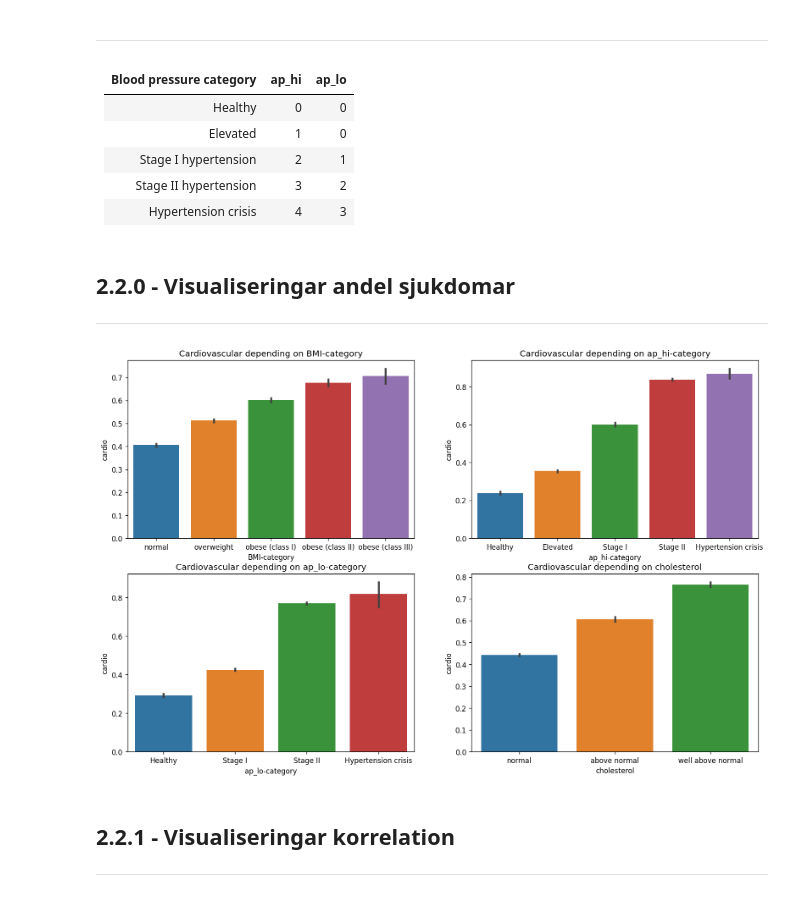
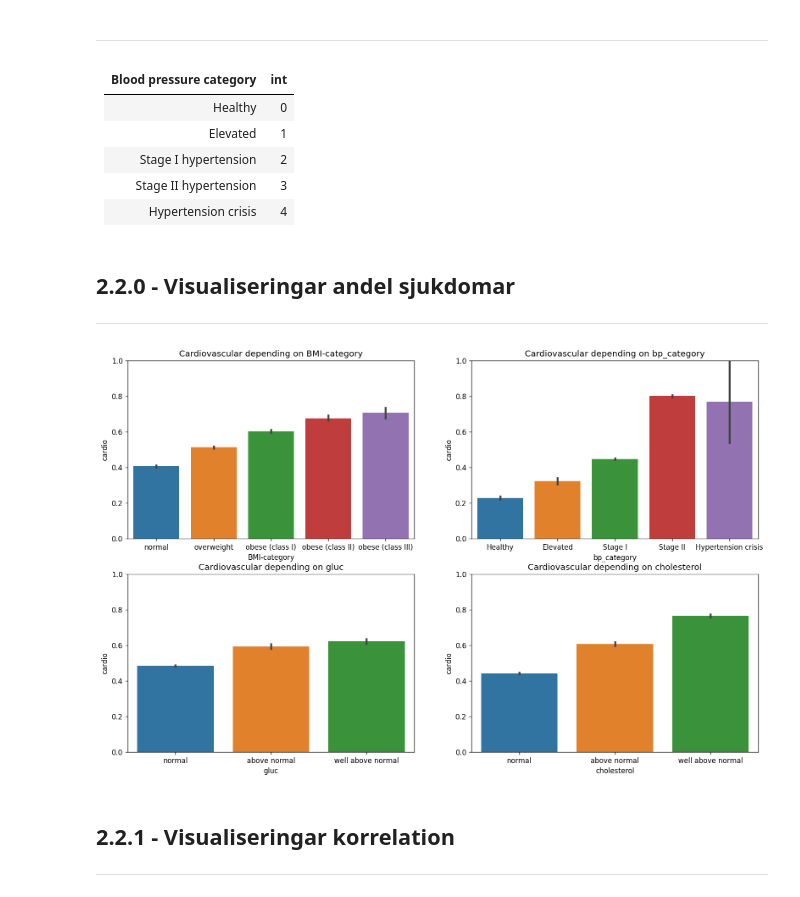
Before and after one commit to Canesp/Machine-learning-Philip-de-Canesie, a Jupyter notebook: Lab/disease_prediction.ipynb, the cells around one changed output. Drawn from its saved outputs; the diff is of its cells as text; code cells hidden in the pictures.

```diff
--- a/Lab/disease_prediction.ipynb
+++ b/Lab/disease_prediction.ipynb
@@ -273,6 +273,9 @@ for key, ax in zip(plot_info.keys(), axes.flatten()):
     ax.axhline(lower, color= "r", alpha= 0.7, linestyle= "--")
     ax.axhline(upper, color= "r", alpha= 0.7, linestyle= "--")
 
+    # sets the yscale to log.
+    ax.set(yscale="log")
+
     # prints lower and upper.
     print(f"{key} | Lower: {lower:.1f}, Upper: {upper:.1f}")
 # %% [output]
@@ -326,43 +329,31 @@ df.drop(df[df["ap_lo"] < 65].index, inplace= True)
 df.drop(df[df["ap_lo"] > 130].index, inplace= True)
 df.reset_index(drop= True ,inplace= True)
 # %%
-# function for categorizing Blood pressure values for ap_hi.
-def ap_hi_category(ap_hi: float):
+# function for categorizing Blood pressure values for ap_hi, and ap_lo.
+def blood_pressure_category(ap_hi: float, ap_lo: float):
     # returns a number depending on Blood pressure value.
-    if ap_hi < 120:
+    if (ap_hi < 120) and (ap_lo < 80):
         return 0
-    elif ap_hi >= 120 and ap_hi < 129:
+    if (ap_hi >= 120 and ap_hi < 130) and (ap_lo < 80):
         return 1
-    elif ap_hi >= 129 and ap_hi < 139:
+    if (ap_hi >= 130 and ap_hi < 140) or (ap_lo >= 80 and ap_lo < 90):
         return 2
-    elif ap_hi >= 139 and ap_hi < 180:
+    if (ap_hi >= 140 and ap_hi < 181) or (ap_lo >= 90 and ap_lo < 121):
         return 3
-    else:
+    if (ap_hi > 180) or (ap_lo > 120):
         return 4
 
-# function for categorizing Blood pressure values for ap_lo.
-def ap_lo_category(ap_lo: float):
-    # returns a number depending on Blood pressure value.
-    if ap_lo < 80:
-        return 0
-    elif ap_lo >= 80 and ap_lo < 90:
-        return 1
-    elif ap_lo >= 90 and ap_lo < 120:
-        return 2
-    else:
-        return 3
 
-# addes a new feature to the dataset using the ap_hi-category and ap_lo-category function.
-df["ap_hi-category"] = pd.Series([int(ap_hi_category(float(df["ap_hi"][i]))) for i in df.index])
-df["ap_lo-category"] = pd.Series([int(ap_lo_category(float(df["ap_lo"][i]))) for i in df.index])
+# addes a new feature to the dataset using the blood_pressure_category function.
+df["bp_category"] = pd.Series([int(blood_pressure_category(float(df["ap_hi"][i]), float(df["ap_lo"][i]))) for i in df.index])
 # %% [markdown]
-| Blood pressure category| ap_hi | ap_lo |
-|--------------------|--------|------|
-| Healthy | 0 | 0 |
-| Elevated | 1 | 0 |
-| Stage I hypertension | 2 | 1 |
-| Stage II hypertension | 3 | 2 |
-| Hypertension crisis| 4 | 3 |
+| Blood pressure category| int |
+|--------------------|--------|
+| Healthy | 0 |
+| Elevated | 1 |
+| Stage I hypertension | 2 |
+| Stage II hypertension | 3 |
+| Hypertension crisis| 4 |
 # %% [markdown]
 ## 2.2.0 - Visualiseringar andel sjukdomar
 
@@ -370,24 +361,25 @@ df["ap_lo-category"] = pd.Series([int(ap_lo_category(float(df["ap_lo"][i]))) for
 # %%
 # adds subplots.
 fig, axes = plt.subplots(2, 2, figsize= (16, 10), dpi= 120)
 
 # dict for plot info with labels.
 plot_info = {
     "BMI-category": ["normal", "overweight", "obese (class I)", "obese (class II)", "obese (class III)"],
-    "ap_hi-category": ["Healthy", "Elevated", "Stage I", "Stage II", "Hypertension crisis"],
-    "ap_lo-category": ["Healthy", "Stage I", "Stage II", "Hypertension crisis"],
+    "bp_category": ["Healthy", "Elevated", "Stage I", "Stage II", "Hypertension crisis"],
+    "gluc": ["normal", "above normal", "well above normal"],
     "cholesterol": ["normal", "above normal", "well above normal"]
 }
 
 # loops and plots the plots.
 for i, ax in zip(plot_info.keys(), axes.flatten()):
 
     # draw the barplot.
     sns.barplot(df, x=i, y="cardio", ax= ax)
     ax.set_xticklabels(plot_info[i]) # sets ticker labels for plot_info.
     ax.set_title(f"Cardiovascular depending on {i}") # adds a title.
+    ax.set_ylim(0, 1) # sets ylim to 1
 # %% [output]
-[figure, old version]
+[figure, new version]
 # %% [markdown]
 ## 2.2.1 - Visualiseringar korrelation
 
```
Also changed, not shown: parts of 7 cells of this notebook, 1 other file.
